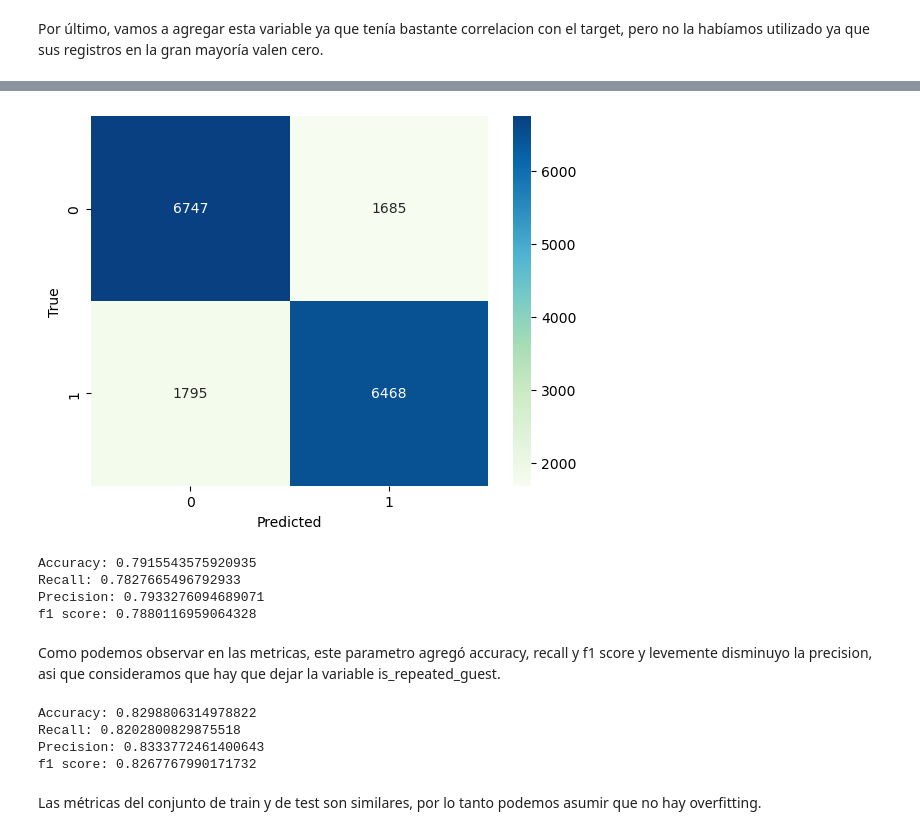
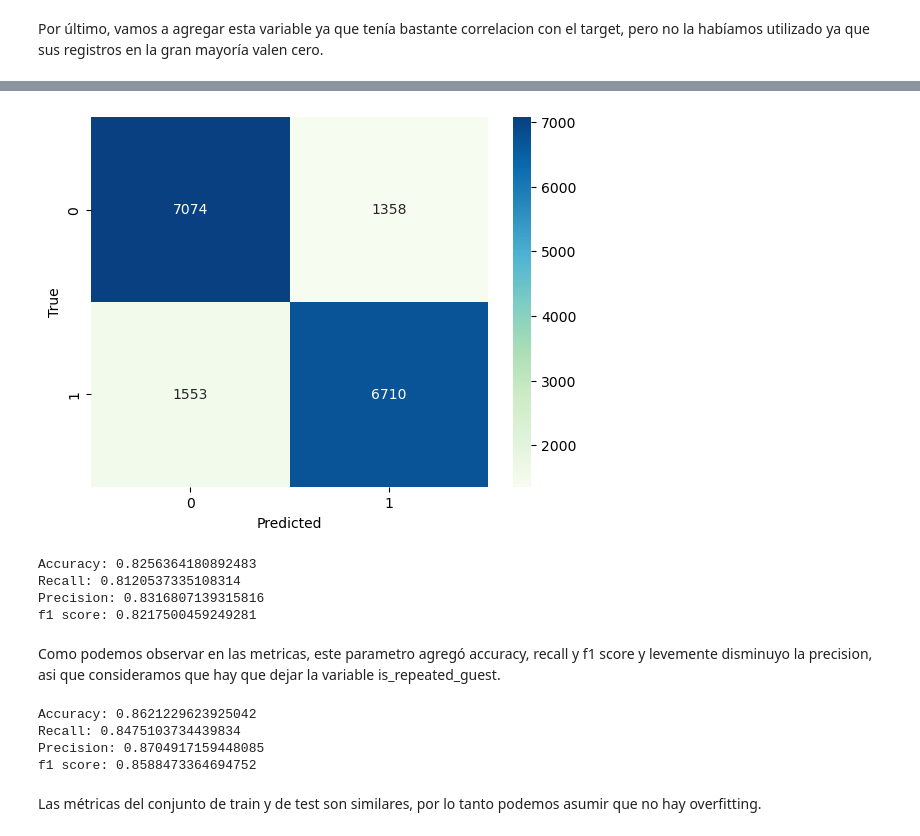
Before and after one commit to JuampiCarosi/7506R-2C2023-GRUPO23, a Jupyter notebook: 7506R_TP1_GRUPO23_CHP2_ENTREGA.ipynb, the cells around one changed output, grey strips where cells are left out. Cells and saved outputs as stored; diff of their text form; code cells hidden in the pictures.

Commit message:
retocar un poco el arbol final y hacer un long run de hiperparametros

```diff
--- a/7506R_TP1_GRUPO23_CHP2_ENTREGA.ipynb
+++ b/7506R_TP1_GRUPO23_CHP2_ENTREGA.ipynb
@@ -2348,8 +2348,13 @@ Como podemos ver el modelo no mejoro al realizar este encoding, a pesar que la p
 # %% [markdown]
 Por último, vamos a agregar esta variable ya que tenía bastante correlacion con el target, pero no la habíamos utilizado ya que sus registros en la gran mayoría valen cero.
 # %%
-df_filtrado = df_paises[['hotel', 'lead_time', 'required_car_parking_spaces', 'deposit_type', 'total_of_special_requests', 'week_number', 'average_daily_rate', 'is_canceled', 'country', 'is_repeated_guest']]
-df_con_dummies = pd.get_dummies(df_filtrado, columns=['hotel', 'deposit_type', 'country'], drop_first=True)
+df_filtrado = df_paises[['hotel', 'lead_time', 'required_car_parking_spaces', 'deposit_type',
+                         'total_of_special_requests', 'week_number', 'average_daily_rate', 'is_canceled', 'country', 'is_repeated_guest',
+                          'market_segment', 'distribution_channel', 'total_people', 'total_nights', 'booking_changes', 'previous_cancellations' ]]
+df_con_dummies = pd.get_dummies(df_filtrado, columns=['hotel', 'deposit_type', 'country', 'market_segment', 'distribution_channel'], drop_first=True)
+
+df_con_dummies['cuarto_correcto'] = df_paises['reserved_room_type'] == df_paises['assigned_room_type']
+df_con_dummies['cuarto_correcto'] = df_con_dummies['cuarto_correcto'].apply(lambda x: 1 if x == True else 0)
 
 df_trabajo_x = df_con_dummies.drop(['is_canceled'], axis='columns', inplace=False)
 df_trabajo_y = df_con_dummies['is_canceled'].copy()
@@ -2359,4 +2364,3 @@ x_train, x_test, y_train, y_test = train_test_split(df_trabajo_x,
                                                     test_size=0.3,
                                                     random_state=13,
                                                     stratify=df_con_dummies[target].values)
-x_train.head()
@@ -2370,30 +2367,30 @@ x_train.head()
 # %%
-modelo_3 = modelo_de_arbol.fit(X = x_train, y = y_train)
-y_prediccion = modelo_3.predict(x_test)
+modelo_4 = modelo_de_arbol.fit(X = x_train, y = y_train)
+y_prediccion = modelo_4.predict(x_test)
 tabla=confusion_matrix(y_test, y_prediccion)
 sns.heatmap(tabla,cmap='GnBu',annot=True,fmt='g')
 plt.xlabel('Predicted')
 plt.ylabel('True')
 plt.show()
 # %% [output]
-[figure, old version]
+[figure, new version]
 # %%
 mostrar_scores(y_test, y_prediccion)
 # %% [output]
-Accuracy: 0.7915543575920935
-Recall: 0.7827665496792933
-Precision: 0.7933276094689071
-f1 score: 0.7880116959064328
+Accuracy: 0.8256364180892483
+Recall: 0.8120537335108314
+Precision: 0.8316807139315816
+f1 score: 0.8217500459249281
 # %% [markdown]
 Como podemos observar en las metricas, este parametro agregó accuracy, recall y f1 score y levemente disminuyo la precision, asi que consideramos que hay que dejar la variable is_repeated_guest.
 # %%
 y_prediccion_train = modelo_2.predict(x_train)
 mostrar_scores(y_train, y_prediccion_train)
 # %% [output]
-Accuracy: 0.8298806314978822
-Recall: 0.8202800829875518
-Precision: 0.8333772461400643
-f1 score: 0.8267767990171732
+Accuracy: 0.8621229623925042
+Recall: 0.8475103734439834
+Precision: 0.8704917159448085
+f1 score: 0.8588473364694752
 # %% [markdown]
 Las métricas del conjunto de train y de test son similares, por lo tanto podemos asumir que no hay overfitting.
 # %% [markdown]
```
Also changed, not shown: parts of 9 cells of this notebook, 1 other file.
